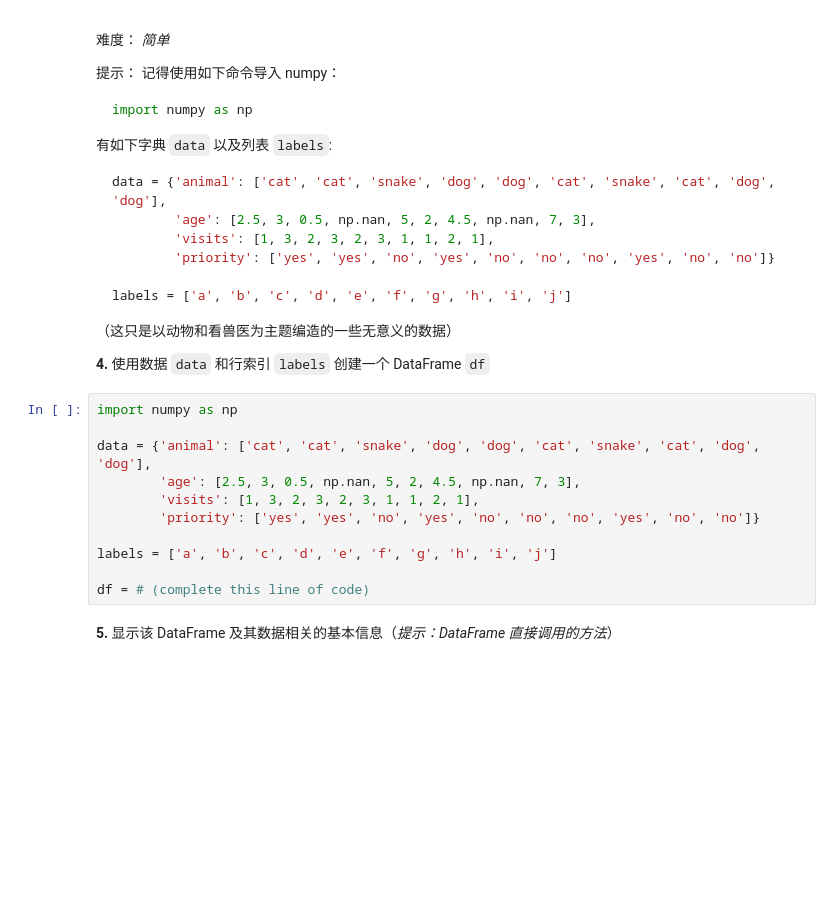
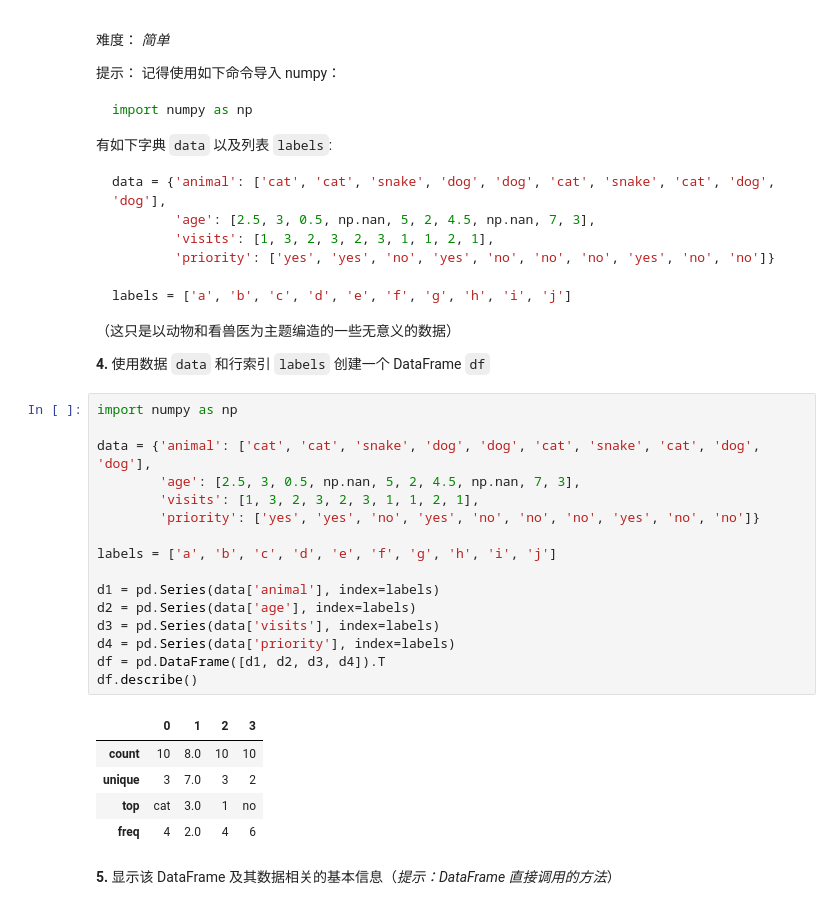
Before and after one commit to xyiling/100-pandas-puzzles-cn, a Jupyter notebook: 100-pandas-puzzles-cn.ipynb, the cells around one changed output. Drawn from its saved outputs; the diff is of its cells as text; blank space fills up the shorter version.

```diff
--- a/100-pandas-puzzles-cn.ipynb
+++ b/100-pandas-puzzles-cn.ipynb
@@ -90,13 +90,24 @@ labels = ['a', 'b', 'c', 'd', 'e', 'f', 'g', 'h', 'i', 'j']
 # %%
 import numpy as np
 
 data = {'animal': ['cat', 'cat', 'snake', 'dog', 'dog', 'cat', 'snake', 'cat', 'dog', 'dog'],
         'age': [2.5, 3, 0.5, np.nan, 5, 2, 4.5, np.nan, 7, 3],
         'visits': [1, 3, 2, 3, 2, 3, 1, 1, 2, 1],
         'priority': ['yes', 'yes', 'no', 'yes', 'no', 'no', 'no', 'yes', 'no', 'no']}
 
 labels = ['a', 'b', 'c', 'd', 'e', 'f', 'g', 'h', 'i', 'j']
 
-df = # (complete this line of code)
+d1 = pd.Series(data['animal'], index=labels)
+d2 = pd.Series(data['age'], index=labels)
+d3 = pd.Series(data['visits'], index=labels)
+d4 = pd.Series(data['priority'], index=labels)
+df = pd.DataFrame([d1, d2, d3, d4]).T
+df.describe()
+# %% [output]
+|  | 0 | 1 | 2 | 3 |
+| count | 10 | 8.0 | 10 | 10 |
+| unique | 3 | 7.0 | 3 | 2 |
+| top | cat | 3.0 | 1 | no |
+| freq | 4 | 2.0 | 4 | 6 |
 # %% [markdown]
 **5.** 显示该 DataFrame 及其数据相关的基本信息（*提示：DataFrame 直接调用的方法*）
```
Also changed, not shown: parts of 3 cells of this notebook.
